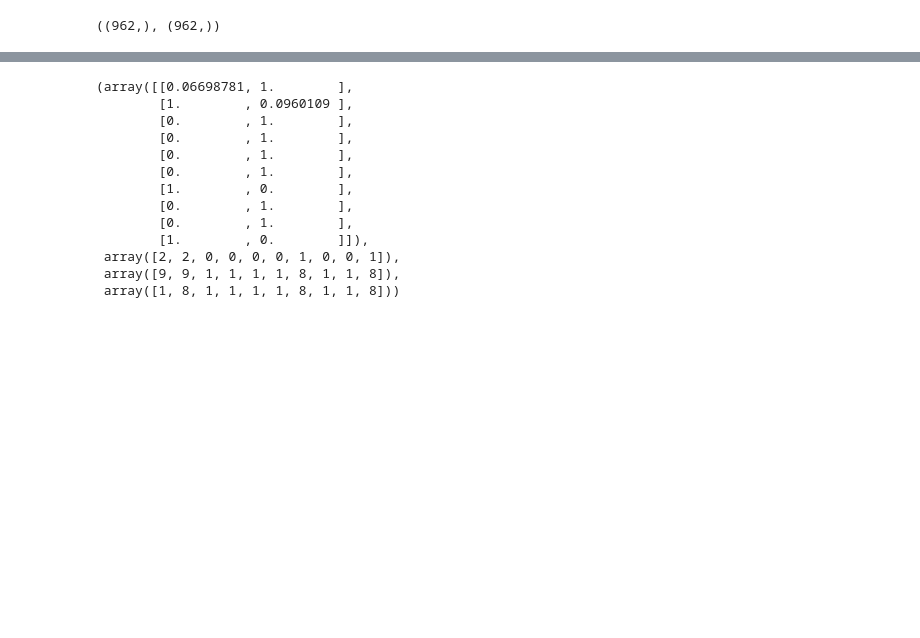
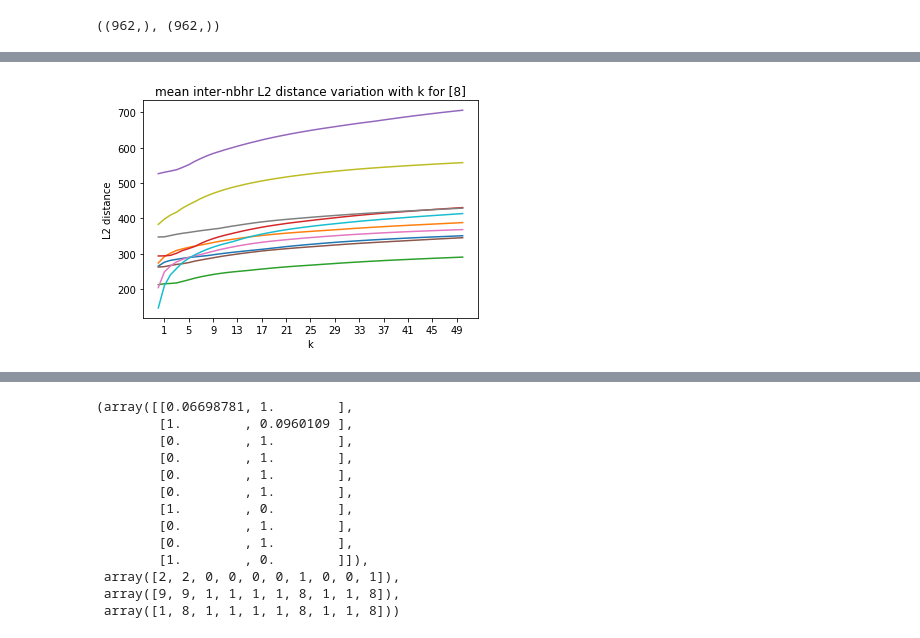
Before and after one commit to microsoft/distance-learner, a Jupyter notebook: notebooks/Playing with MNIST (Inferred Manifold).ipynb, the cells around one changed output, grey strips where cells are left out. Saved outputs shown, nothing was run; the diff lists cells and outputs as text; code cells hidden in the pictures; blank space fills up the shorter version.

```diff
--- a/notebooks/Playing with MNIST (Inferred Manifold).ipynb
+++ b/notebooks/Playing with MNIST (Inferred Manifold).ipynb
@@ -194 +244,14 @@ trainset.poca_idx.shape
+# %%
+idx = np.random.choice(np.arange(nn_distances_select.shape[0]), size=10)
+cum_mean_distances = np.cumsum(nn_distances_select, axis=1) / np.arange(1, 52)
+for i in idx:
+    plt.plot(cum_mean_distances[i])
+plt.xlabel("k")
+# plt.gca().set_yscale('log')
+plt.xticks(np.arange(1, 52, step=4))
+plt.ylabel("L2 distance")
+plt.title("mean inter-nbhr L2 distance variation with k for {}".format(classes))
+plt.show()
+# %% [output]
+[figure, added]
 # %%
```
Also changed, not shown: parts of 17 cells of this notebook, 17 other files.
